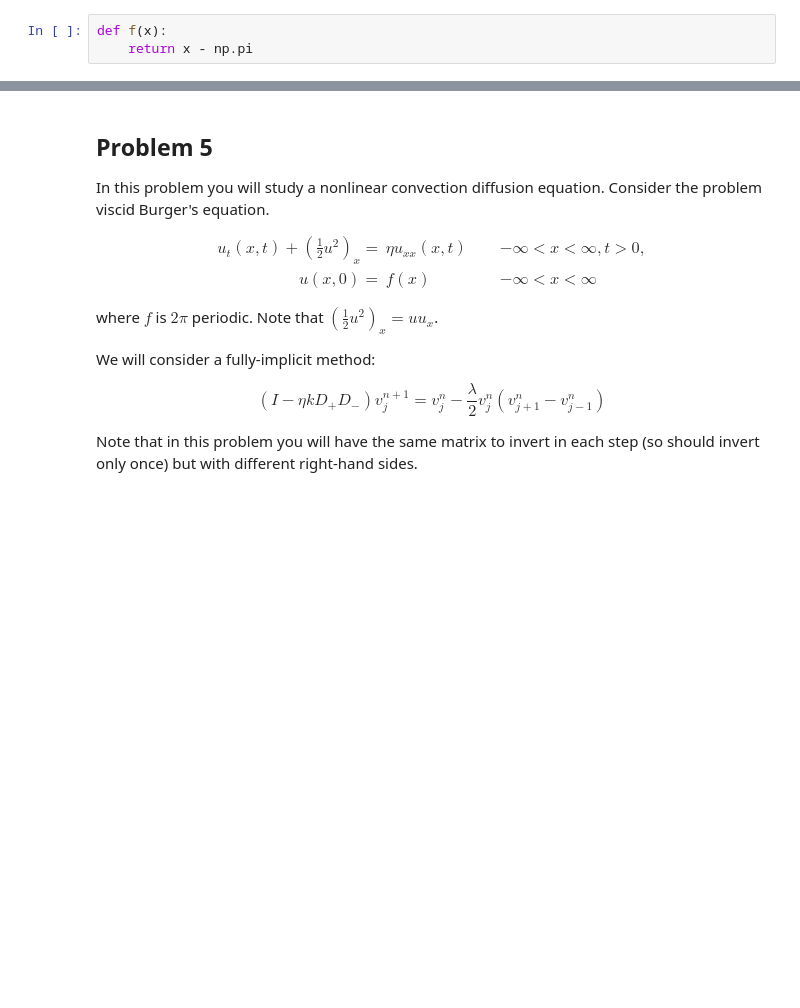
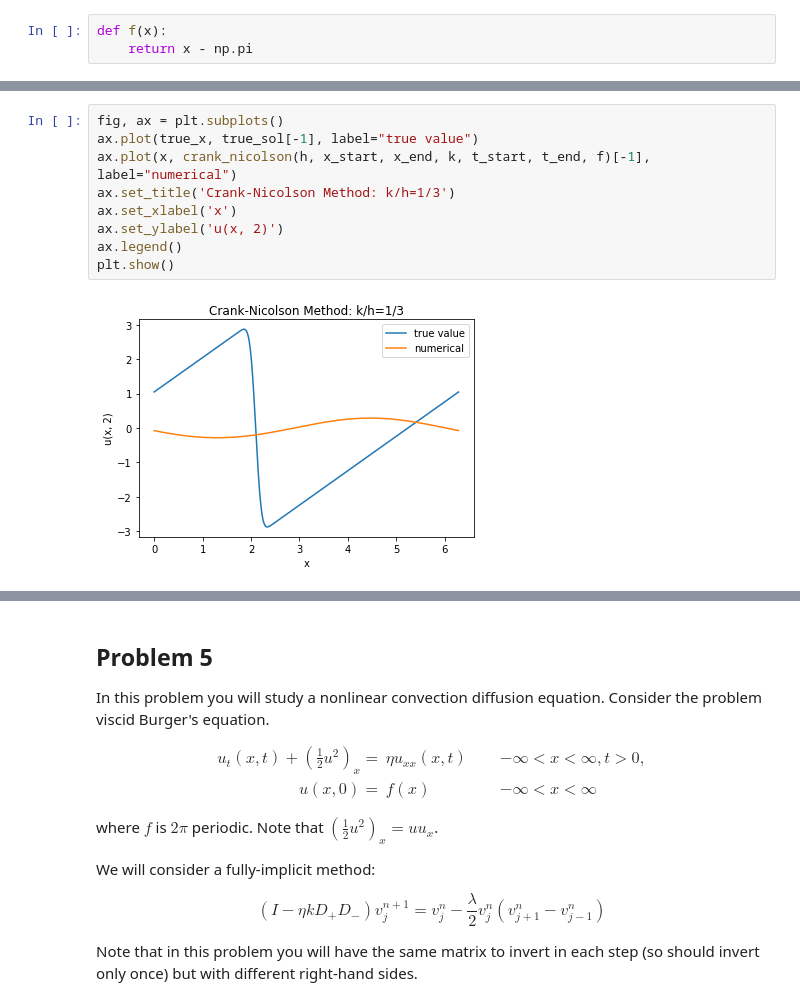
Before and after one commit to ianpotpie/APMA2550, a Jupyter notebook: assignments/hw02/APMA2550_HW02.ipynb, the cells around one changed output, grey strips where cells are left out. Cells and saved outputs as stored; diff of their text form; blank space fills up the shorter version.

```diff
--- a/assignments/hw02/APMA2550_HW02.ipynb
+++ b/assignments/hw02/APMA2550_HW02.ipynb
@@ -342,0 +367,11 @@ MemoryError: Unable to allocate 33.5 GiB for an array with shape (3001, 1500001)
+# %%
+fig, ax = plt.subplots()
+ax.plot(true_x, true_sol[-1], label="true value")
+ax.plot(x, crank_nicolson(h, x_start, x_end, k, t_start, t_end, f)[-1], label="numerical")
+ax.set_title('Crank-Nicolson Method: k/h=1/3')
+ax.set_xlabel('x')
+ax.set_ylabel('u(x, 2)')
+ax.legend()
+plt.show()
+# %% [output]
+[figure, added]
```
Also changed, not shown: parts of 11 cells of this notebook.
